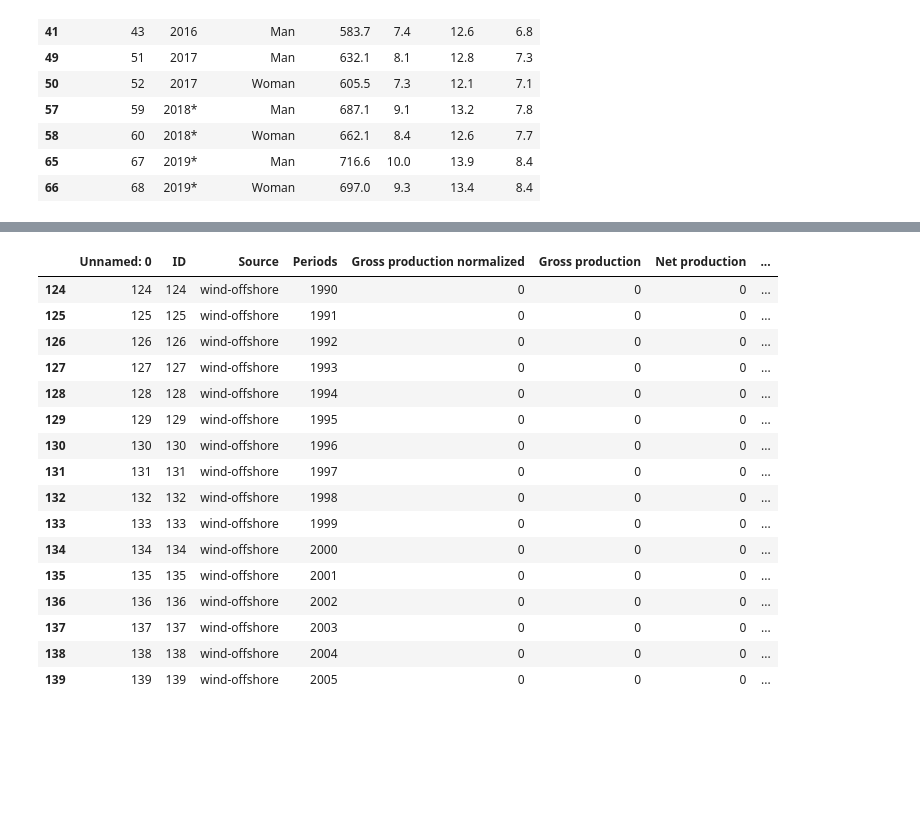
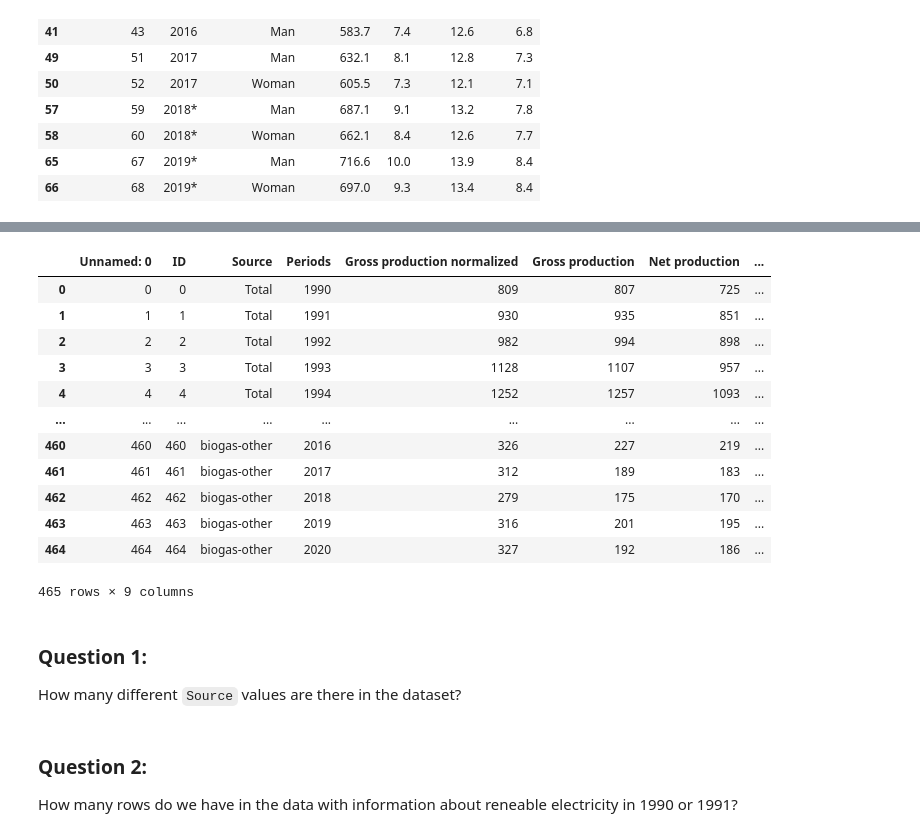
Before and after one commit to lzolyomi/Healthy-Data, a Jupyter notebook: data_track/pandas-intro.ipynb, the cells around one changed output, grey strips where cells are left out. Saved outputs shown, nothing was run; the diff lists cells and outputs as text; code cells hidden in the pictures; blank space fills up the shorter version.

Commit message:
Intro + data folders

```diff
--- a/data_track/pandas-intro.ipynb
+++ b/data_track/pandas-intro.ipynb
@@ -163,21 +551,20 @@ How many times (i.e. in how many years) did the Dutch government **not** install
 # %%
-df = pd.read_csv('renewable_electricity.csv')
+df = pd.read_csv('./data/renewable_electricity.csv')
 df
 # %% [output]
 |  | Unnamed: 0 | ID | Source | Periods | Gross production normalized | Gross production | Net production | ... |
-| 124 | 124 | 124 | wind-offshore | 1990 | 0 | 0 | 0 | ... |
-| 125 | 125 | 125 | wind-offshore | 1991 | 0 | 0 | 0 | ... |
-| 126 | 126 | 126 | wind-offshore | 1992 | 0 | 0 | 0 | ... |
-| 127 | 127 | 127 | wind-offshore | 1993 | 0 | 0 | 0 | ... |
-| 128 | 128 | 128 | wind-offshore | 1994 | 0 | 0 | 0 | ... |
-| 129 | 129 | 129 | wind-offshore | 1995 | 0 | 0 | 0 | ... |
-| 130 | 130 | 130 | wind-offshore | 1996 | 0 | 0 | 0 | ... |
-| 131 | 131 | 131 | wind-offshore | 1997 | 0 | 0 | 0 | ... |
-| 132 | 132 | 132 | wind-offshore | 1998 | 0 | 0 | 0 | ... |
-| 133 | 133 | 133 | wind-offshore | 1999 | 0 | 0 | 0 | ... |
-| 134 | 134 | 134 | wind-offshore | 2000 | 0 | 0 | 0 | ... |
-| 135 | 135 | 135 | wind-offshore | 2001 | 0 | 0 | 0 | ... |
-| 136 | 136 | 136 | wind-offshore | 2002 | 0 | 0 | 0 | ... |
-| 137 | 137 | 137 | wind-offshore | 2003 | 0 | 0 | 0 | ... |
-| 138 | 138 | 138 | wind-offshore | 2004 | 0 | 0 | 0 | ... |
-| 139 | 139 | 139 | wind-offshore | 2005 | 0 | 0 | 0 | ... |
+| 0 | 0 | 0 | Total | 1990 | 809 | 807 | 725 | ... |
+| 1 | 1 | 1 | Total | 1991 | 930 | 935 | 851 | ... |
+| 2 | 2 | 2 | Total | 1992 | 982 | 994 | 898 | ... |
+| 3 | 3 | 3 | Total | 1993 | 1128 | 1107 | 957 | ... |
+| 4 | 4 | 4 | Total | 1994 | 1252 | 1257 | 1093 | ... |
+| ... | ... | ... | ... | ... | ... | ... | ... | ... |
+| 460 | 460 | 460 | biogas-other | 2016 | 326 | 227 | 219 | ... |
+| 461 | 461 | 461 | biogas-other | 2017 | 312 | 189 | 183 | ... |
+| 462 | 462 | 462 | biogas-other | 2018 | 279 | 175 | 170 | ... |
+| 463 | 463 | 463 | biogas-other | 2019 | 316 | 201 | 195 | ... |
+| 464 | 464 | 464 | biogas-other | 2020 | 327 | 192 | 186 | ... |
+465 rows × 9 columns
+# %% [markdown]
+### Question 1:
+How many different `Source` values are there in the dataset?
@@ -183,0 +573,3 @@ df
+# %% [markdown]
+### Question 2:
+How many rows do we have in the data with information about reneable electricity in 1990 or 1991?
```
Also changed, not shown: parts of 72 cells of this notebook, 6 other files.
